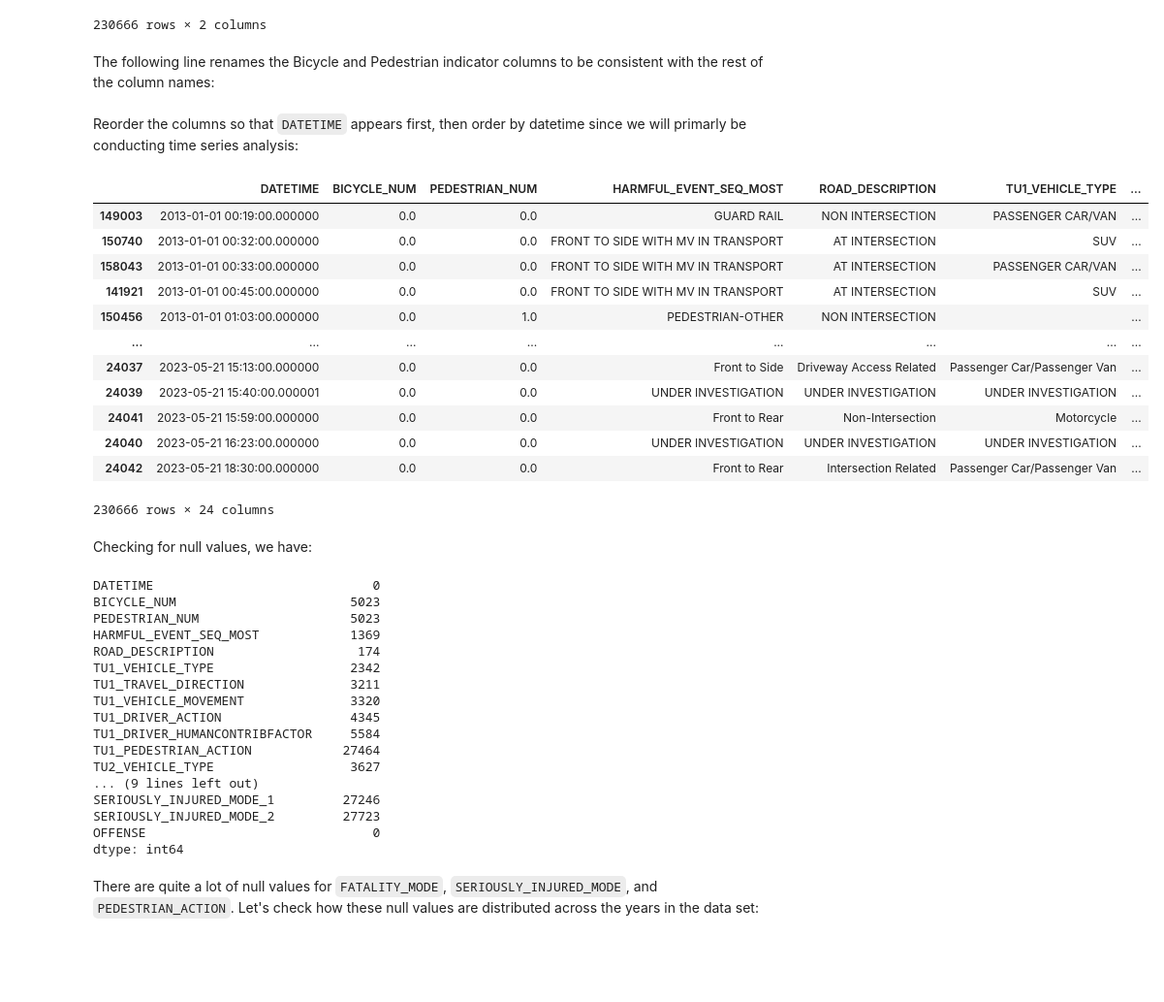
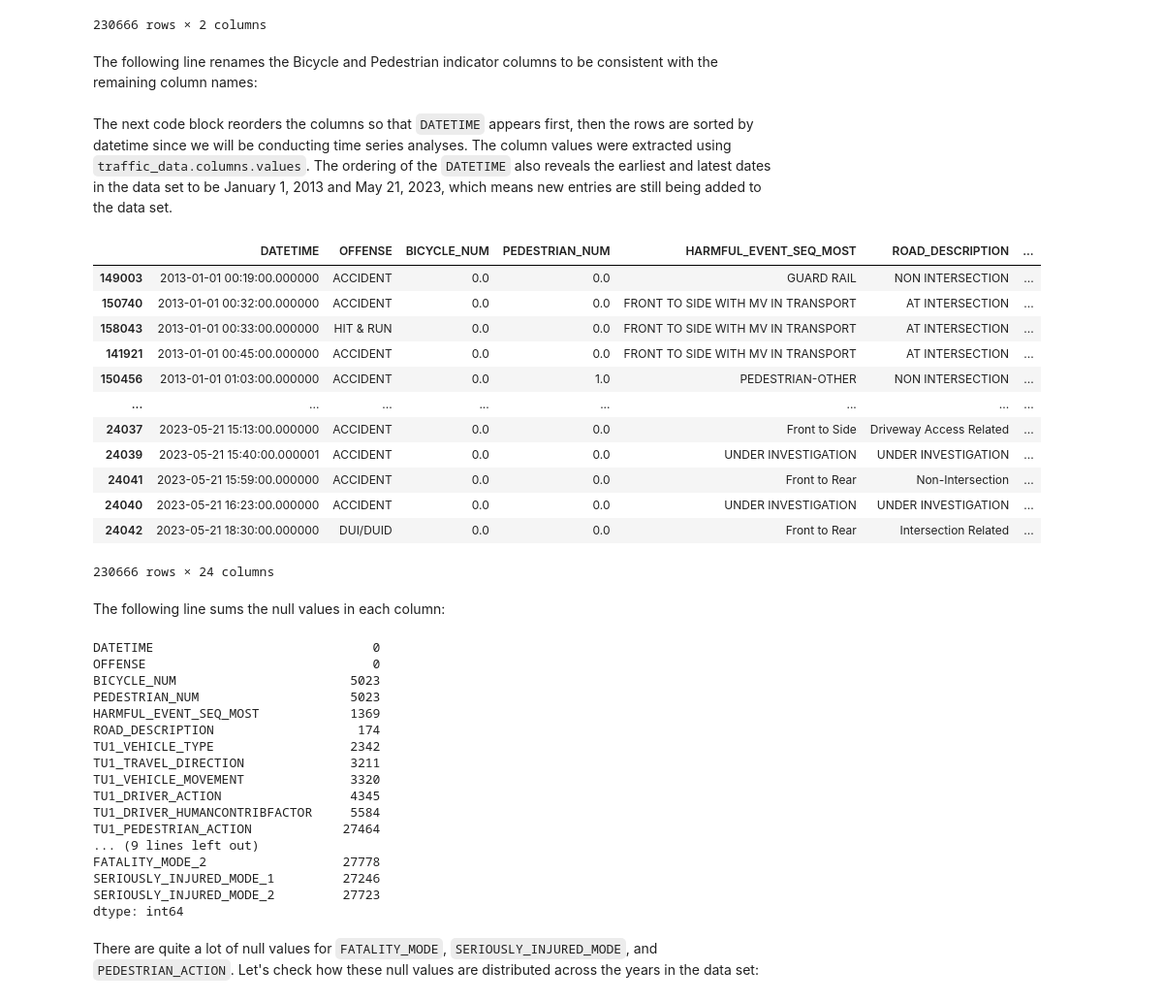
Before and after one commit to zjfrancis/data_science_tools, a Jupyter notebook: Final_Project.ipynb, the cells around one changed output. Shown at 97% size. Saved outputs shown, nothing was run; the diff lists cells and outputs as text; code cells hidden in the pictures; blank space fills up the shorter version.

```diff
--- a/Final_Project.ipynb
+++ b/Final_Project.ipynb
@@ -176,43 +156,44 @@ traffic_data[['reported_date','DATETIME']]  # Confirm the dates look coded corre
 # Drop reported_date
 traffic_data = traffic_data.drop('reported_date', axis=1)
 # %% [markdown]
-The following line renames the Bicycle and Pedestrian indicator columns to be consistent with the rest of the column names:
+The following line renames the Bicycle and Pedestrian indicator columns to be consistent with the remaining column names:
 # %%
 traffic_data.rename(columns={'bicycle_ind':'BICYCLE_NUM', 'pedestrian_ind':'PEDESTRIAN_NUM'}, inplace=True)
-# %% [markdown]
-Reorder the columns so that `DATETIME` appears first, then order by datetime since we will primarly be conducting time series analysis:
+# %% [markdown]
+The next code block reorders the columns so that `DATETIME` appears first, then the rows are sorted by datetime since we will be conducting time series analyses.  The column values were extracted using `traffic_data.columns.values`.  The ordering of the `DATETIME` also reveals the earliest and latest dates in the data set to be January 1, 2013 and May 21, 2023, which means new entries are still being added to the data set.
 # %%
-traffic_data = traffic_data[['DATETIME','BICYCLE_NUM', 'PEDESTRIAN_NUM',
+traffic_data = traffic_data[['DATETIME', 'OFFENSE', 'BICYCLE_NUM', 'PEDESTRIAN_NUM',
        'HARMFUL_EVENT_SEQ_MOST', 'ROAD_DESCRIPTION', 'TU1_VEHICLE_TYPE',
        'TU1_TRAVEL_DIRECTION', 'TU1_VEHICLE_MOVEMENT',
        'TU1_DRIVER_ACTION', 'TU1_DRIVER_HUMANCONTRIBFACTOR',
        'TU1_PEDESTRIAN_ACTION', 'TU2_VEHICLE_TYPE',
        'TU2_TRAVEL_DIRECTION', 'TU2_VEHICLE_MOVEMENT',
        'TU2_DRIVER_ACTION', 'TU2_DRIVER_HUMANCONTRIBFACTOR',
        'TU2_PEDESTRIAN_ACTION', 'SERIOUSLY_INJURED', 'FATALITIES',
        'FATALITY_MODE_1', 'FATALITY_MODE_2', 'SERIOUSLY_INJURED_MODE_1',
-       'SERIOUSLY_INJURED_MODE_2', 'OFFENSE']].sort_values('DATETIME')
+       'SERIOUSLY_INJURED_MODE_2']].sort_values('DATETIME')
 traffic_data
 # %% [output]
-|  | DATETIME | BICYCLE_NUM | PEDESTRIAN_NUM | HARMFUL_EVENT_SEQ_MOST | ROAD_DESCRIPTION | TU1_VEHICLE_TYPE | ... |
-| 149003 | 2013-01-01 00:19:00.000000 | 0.0 | 0.0 | GUARD RAIL | NON INTERSECTION | PASSENGER CAR/VAN | ... |
-| 150740 | 2013-01-01 00:32:00.000000 | 0.0 | 0.0 | FRONT TO SIDE WITH MV IN TRANSPORT | AT INTERSECTION | SUV | ... |
-| 158043 | 2013-01-01 00:33:00.000000 | 0.0 | 0.0 | FRONT TO SIDE WITH MV IN TRANSPORT | AT INTERSECTION | PASSENGER CAR/VAN | ... |
-| 141921 | 2013-01-01 00:45:00.000000 | 0.0 | 0.0 | FRONT TO SIDE WITH MV IN TRANSPORT | AT INTERSECTION | SUV | ... |
-| 150456 | 2013-01-01 01:03:00.000000 | 0.0 | 1.0 | PEDESTRIAN-OTHER | NON INTERSECTION |  | ... |
+|  | DATETIME | OFFENSE | BICYCLE_NUM | PEDESTRIAN_NUM | HARMFUL_EVENT_SEQ_MOST | ROAD_DESCRIPTION | ... |
+| 149003 | 2013-01-01 00:19:00.000000 | ACCIDENT | 0.0 | 0.0 | GUARD RAIL | NON INTERSECTION | ... |
+| 150740 | 2013-01-01 00:32:00.000000 | ACCIDENT | 0.0 | 0.0 | FRONT TO SIDE WITH MV IN TRANSPORT | AT INTERSECTION | ... |
+| 158043 | 2013-01-01 00:33:00.000000 | HIT & RUN | 0.0 | 0.0 | FRONT TO SIDE WITH MV IN TRANSPORT | AT INTERSECTION | ... |
+| 141921 | 2013-01-01 00:45:00.000000 | ACCIDENT | 0.0 | 0.0 | FRONT TO SIDE WITH MV IN TRANSPORT | AT INTERSECTION | ... |
+| 150456 | 2013-01-01 01:03:00.000000 | ACCIDENT | 0.0 | 1.0 | PEDESTRIAN-OTHER | NON INTERSECTION | ... |
 | ... | ... | ... | ... | ... | ... | ... | ... |
-| 24037 | 2023-05-21 15:13:00.000000 | 0.0 | 0.0 | Front to Side | Driveway Access Related | Passenger Car/Passenger Van | ... |
-| 24039 | 2023-05-21 15:40:00.000001 | 0.0 | 0.0 | UNDER INVESTIGATION | UNDER INVESTIGATION | UNDER INVESTIGATION | ... |
-| 24041 | 2023-05-21 15:59:00.000000 | 0.0 | 0.0 | Front to Rear | Non-Intersection | Motorcycle | ... |
-| 24040 | 2023-05-21 16:23:00.000000 | 0.0 | 0.0 | UNDER INVESTIGATION | UNDER INVESTIGATION | UNDER INVESTIGATION | ... |
-| 24042 | 2023-05-21 18:30:00.000000 | 0.0 | 0.0 | Front to Rear | Intersection Related | Passenger Car/Passenger Van | ... |
+| 24037 | 2023-05-21 15:13:00.000000 | ACCIDENT | 0.0 | 0.0 | Front to Side | Driveway Access Related | ... |
+| 24039 | 2023-05-21 15:40:00.000001 | ACCIDENT | 0.0 | 0.0 | UNDER INVESTIGATION | UNDER INVESTIGATION | ... |
+| 24041 | 2023-05-21 15:59:00.000000 | ACCIDENT | 0.0 | 0.0 | Front to Rear | Non-Intersection | ... |
+| 24040 | 2023-05-21 16:23:00.000000 | ACCIDENT | 0.0 | 0.0 | UNDER INVESTIGATION | UNDER INVESTIGATION | ... |
+| 24042 | 2023-05-21 18:30:00.000000 | DUI/DUID | 0.0 | 0.0 | Front to Rear | Intersection Related | ... |
 230666 rows × 24 columns
-# %% [markdown]
-Checking for null values, we have:
+# %% [markdown]
+The following line sums the null values in each column:
 # %%
 traffic_data.isnull().sum()
 # %% [output]
 DATETIME                             0
+OFFENSE                              0
 BICYCLE_NUM                       5023
 PEDESTRIAN_NUM                    5023
 HARMFUL_EVENT_SEQ_MOST            1369
@@ -223,11 +204,10 @@ TU1_VEHICLE_MOVEMENT              3320
 TU1_DRIVER_ACTION                 4345
 TU1_DRIVER_HUMANCONTRIBFACTOR     5584
 TU1_PEDESTRIAN_ACTION            27464
-TU2_VEHICLE_TYPE                  3627
 ... (9 lines left out)
+FATALITY_MODE_2                  27778
 SERIOUSLY_INJURED_MODE_1         27246
 SERIOUSLY_INJURED_MODE_2         27723
-OFFENSE                              0
 dtype: int64
 # %% [markdown]
 There are quite a lot of null values for `FATALITY_MODE`, `SERIOUSLY_INJURED_MODE`, and `PEDESTRIAN_ACTION`.  Let's check how these null values are distributed across the years in the data set:
```
Also changed, not shown: parts of 48 cells of this notebook.
